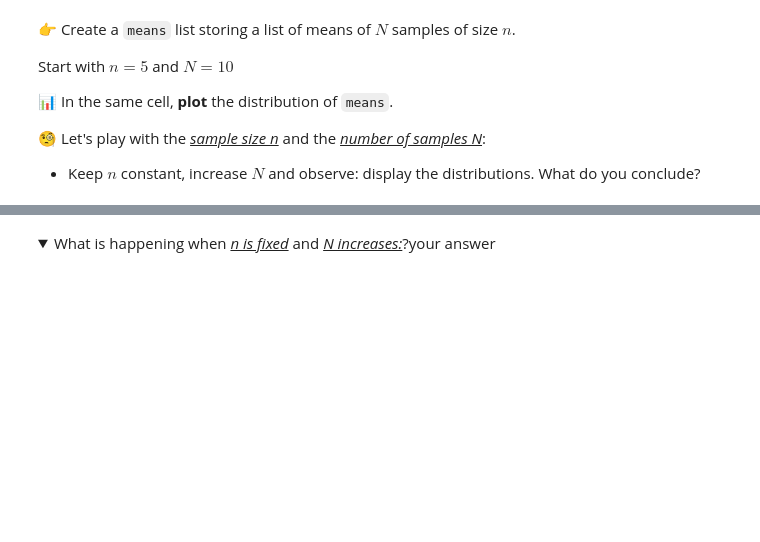
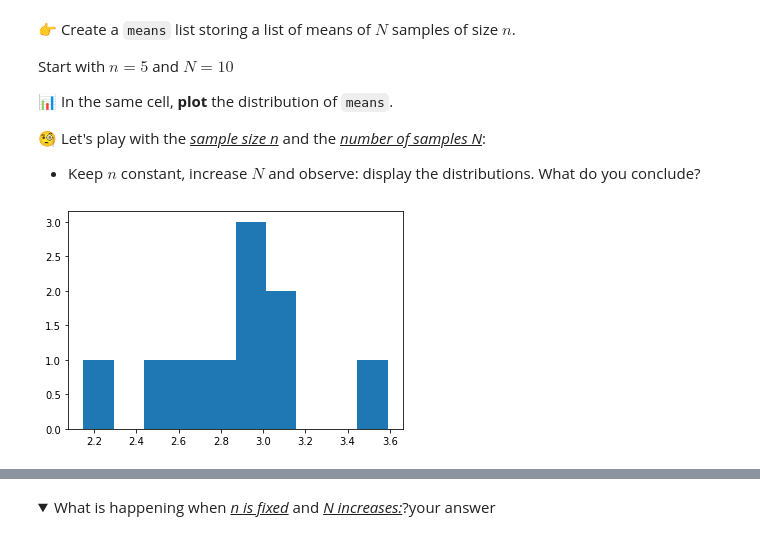
Before and after one commit to MENT3/m2-math-project, a Jupyter notebook: TCL/central-limit-theorem.ipynb, the cells around one changed output, grey strips where cells are left out. Cells and saved outputs as stored; diff of their text form; code cells hidden in the pictures; folded sections open; blank space fills up the shorter version.

```diff
--- a/TCL/central-limit-theorem.ipynb
+++ b/TCL/central-limit-theorem.ipynb
@@ -141,0 +180,13 @@ N = 2000
+# %%
+def clt(values, n, N):
+  assert type(values) == np.ndarray
+  return [np.mean([values[x] for x in np.random.choice(values.shape[0], n, replace=False)]) for _ in range(N)]
+# %%
+n = 5
+N = 10
+means = clt(df["tip"].to_numpy(), n, N)
+
+plt.hist(means)
+plt.show()
+# %% [output]
+[figure, added]
```
Also changed, not shown: parts of 37 cells of this notebook.
